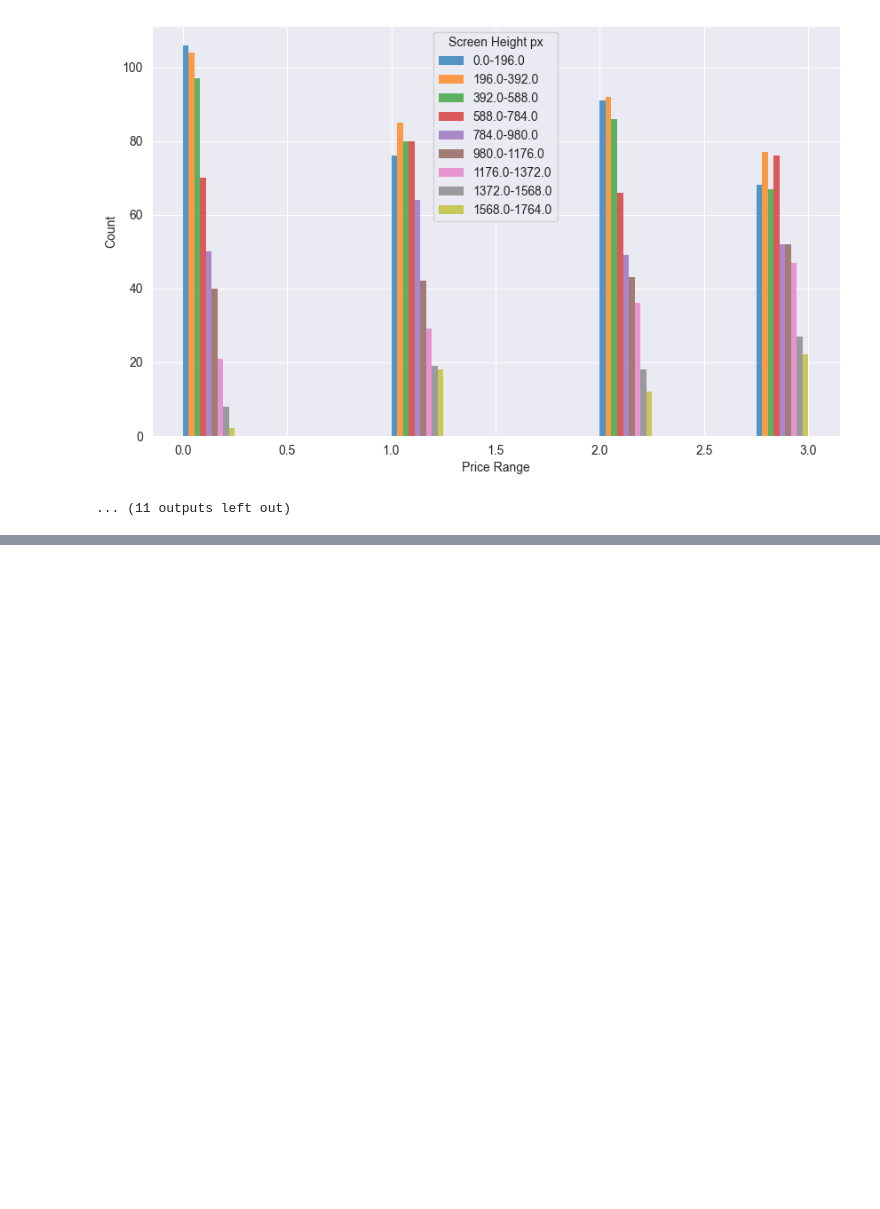
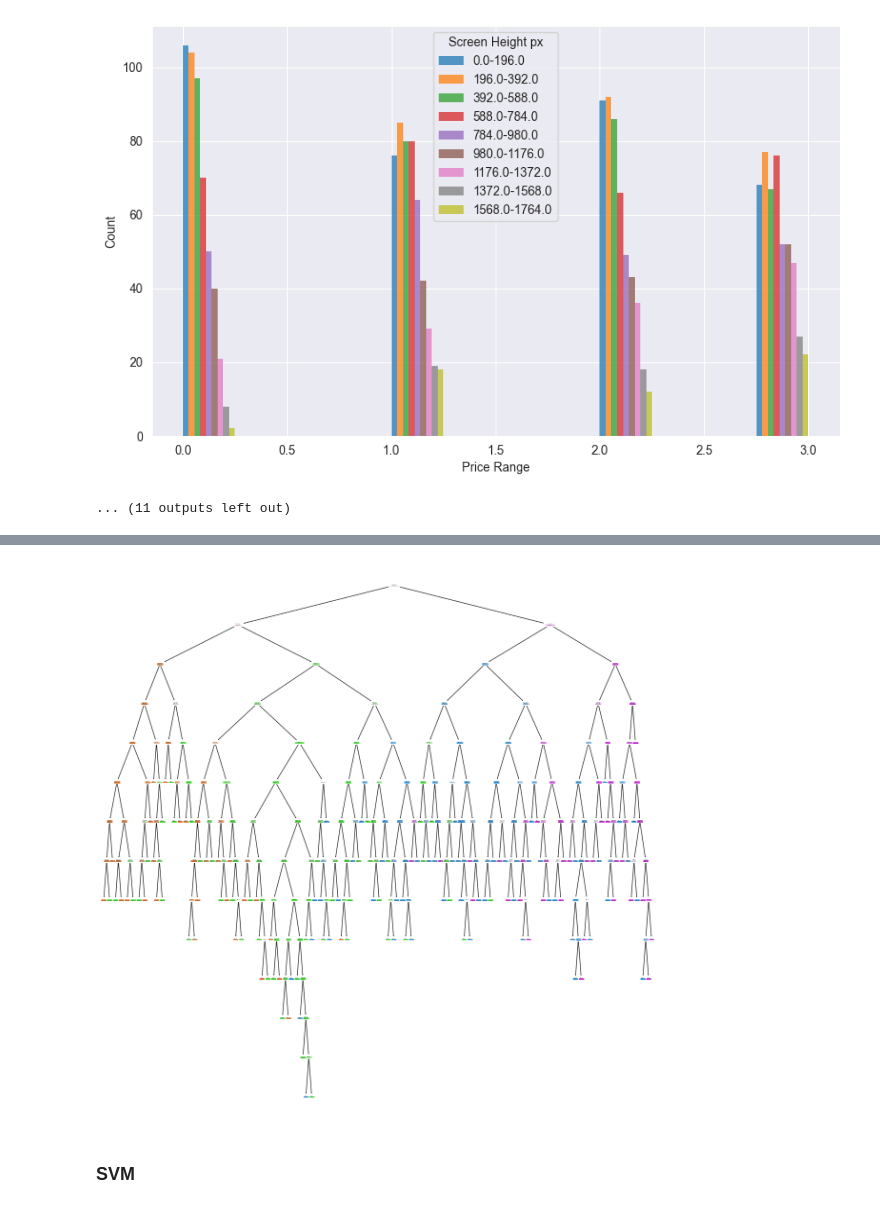
Before and after one commit to pro100jekon/kpi-da, a Jupyter notebook: lb1.ipynb, the cells around one changed output, grey strips where cells are left out. Drawn from its saved outputs; the diff is of its cells as text; code cells hidden in the pictures; blank space fills up the shorter version.

```diff
--- a/lb1.ipynb
+++ b/lb1.ipynb
@@ -140,0 +190,8 @@ accuracy:  0.53
+# %%
+from sklearn.tree import DecisionTreeClassifier, plot_tree
+
+tree_model = DecisionTreeClassifier()
+tree_model.fit(x_train, y_train)
+y_pred = tree_model.predict(x_test)
+
+print(f'Matrix:\n{confusion_matrix(y_test, y_pred)}\nClassification Report:\n{classification_report(y_test, y_pred)}\nAccuracy: {accuracy_score(y_test, y_pred)}')
@@ -140,0 +216,8 @@ accuracy:  0.53
+# %%
+plt.figure(figsize = (15, 15))
+plot_tree(tree_model, filled = True)
+plt.show()
+# %% [output]
+[figure, added]
+# %% [markdown]
+### SVM
```
Also changed, not shown: parts of 20 cells of this notebook.
